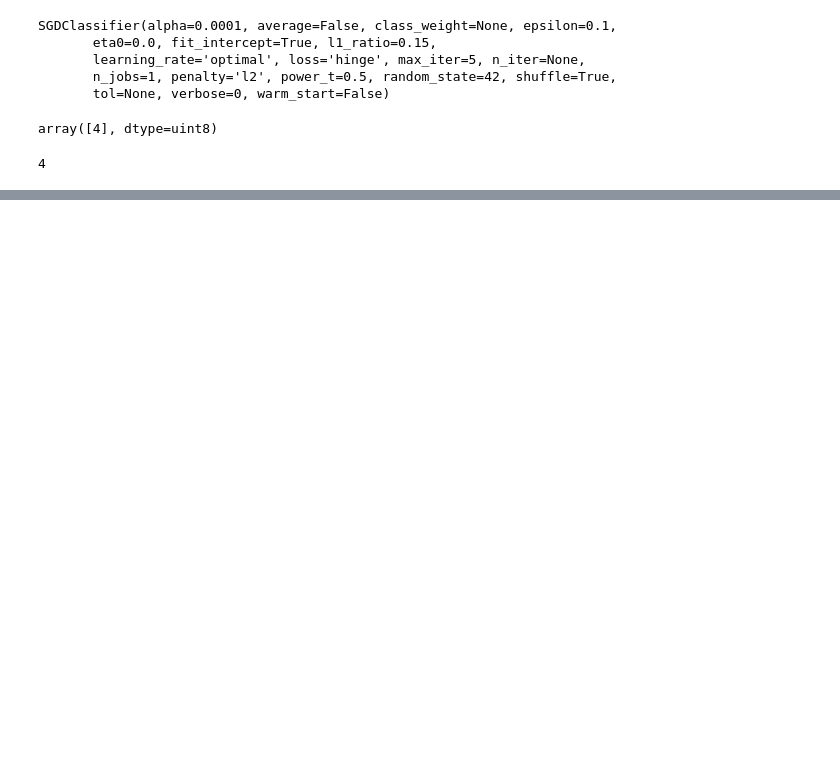
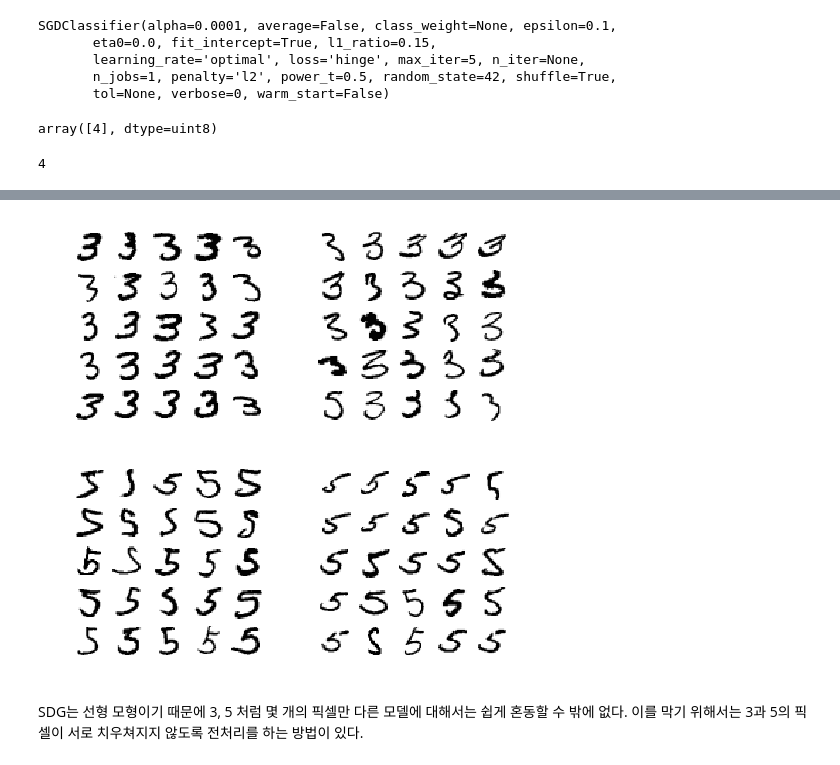
Before and after one commit to jeonghunyoon/machine-learning-lecture-notes-old, a Jupyter notebook: 04. Multiclass_Classification_MNIST.ipynb, the cells around one changed output, grey strips where cells are left out. Cells and saved outputs as stored; diff of their text form; code cells hidden in the pictures; blank space fills up the shorter version.

```diff
--- a/04. Multiclass_Classification_MNIST.ipynb
+++ b/04. Multiclass_Classification_MNIST.ipynb
@@ -42,0 +196,39 @@ train_y[2]
+# %%
+# Helper 함수
+import matplotlib as mpl
+
+def plot_digits(instances, images_per_row=10, **options):
+    size = 28
+    images_per_row = min(len(instances), images_per_row)
+    images = [instance.reshape(size,size) for instance in instances]
+    n_rows = (len(instances) - 1) // images_per_row + 1
+    row_images = []
+    n_empty = n_rows * images_per_row - len(instances)
+    images.append(np.zeros((size, size * n_empty)))
+    for row in range(n_rows):
+        rimages = images[row * images_per_row : (row + 1) * images_per_row]
+        row_images.append(np.concatenate(rimages, axis=1))
+    image = np.concatenate(row_images, axis=0)
+    plt.imshow(image, cmap = mpl.cm.binary, **options)
+    plt.axis("off")
+# %%
+cl_a, cl_b = 3, 5
+
+x_aa = train_x_2d[(train_y == cl_a) & (train_y_pred == cl_a)]
+x_ab = train_x_2d[(train_y == cl_a) & (train_y_pred == cl_b)]
+x_ba = train_x_2d[(train_y == cl_b) & (train_y_pred == cl_a)]
+x_bb = train_x_2d[(train_y == cl_b) & (train_y_pred == cl_b)]
+
+plt.figure(figsize=(8, 8))
+plt.subplot(221)
+plot_digits(x_aa[:25], images_per_row=5)
+plt.subplot(222)
+plot_digits(x_ab[:25], images_per_row=5)
+plt.subplot(223)
+plot_digits(x_ba[:25], images_per_row=5)
+plt.subplot(224)
+plot_digits(x_bb[:25], images_per_row=5)
+# %% [output]
+[figure, added]
+# %% [markdown]
+SDG는 선형 모형이기 때문에 3, 5 처럼 몇 개의 픽셀만 다른 모델에 대해서는 쉽게 혼동할 수 밖에 없다. 이를 막기 위해서는 3과 5의 픽셀이 서로 치우쳐지지 않도록 전처리를 하는 방법이 있다.
```
Also changed, not shown: parts of 42 cells of this notebook.
